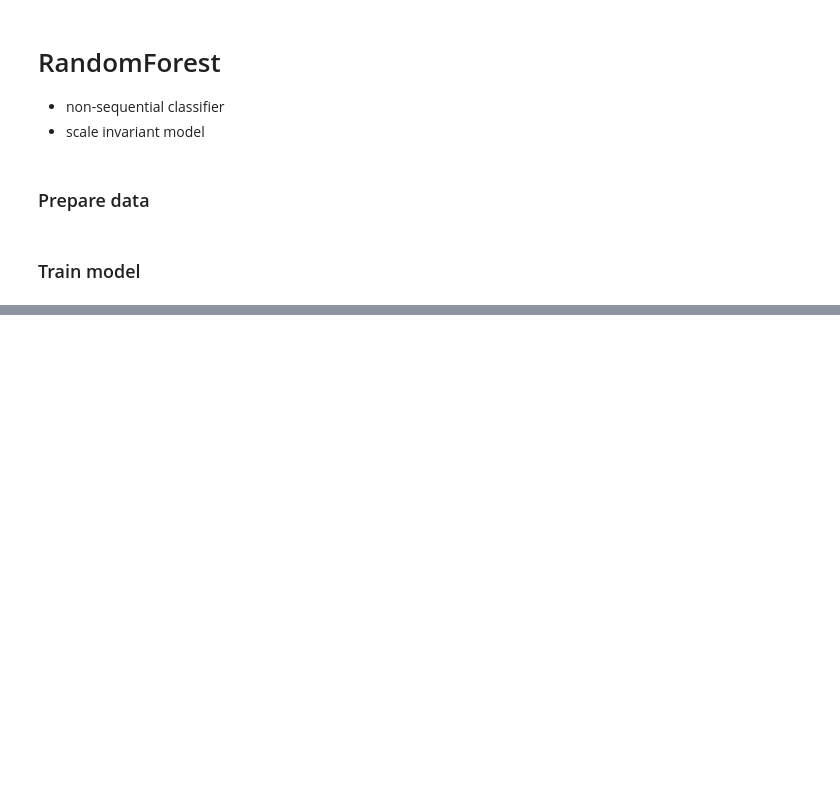
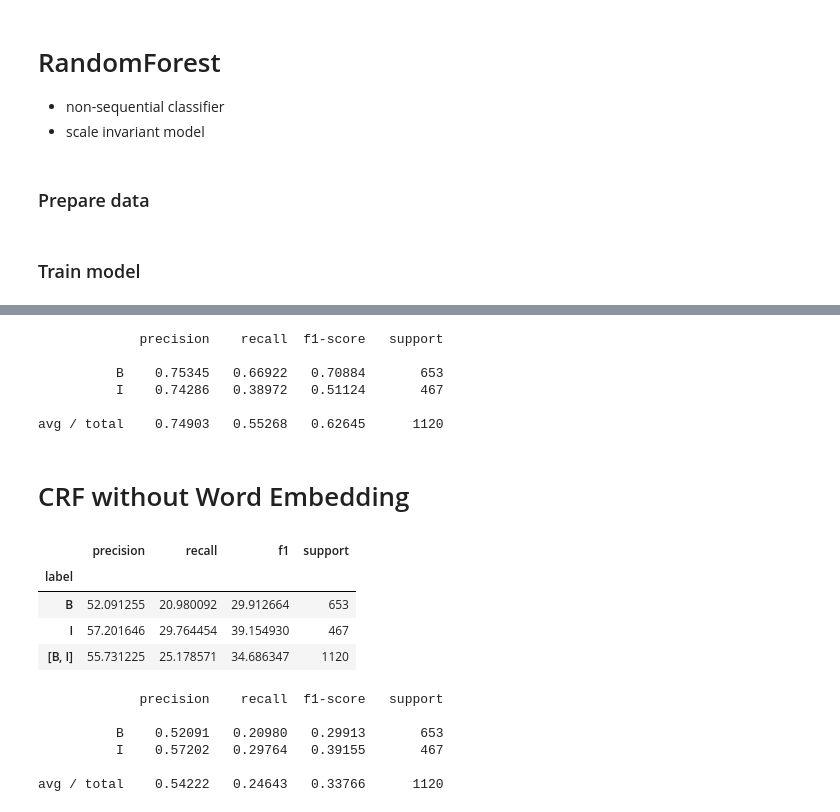
Before and after one commit to phiradet/aspect_term_extraction, a Jupyter notebook: Prediction.ipynb, the cells around one changed output, grey strips where cells are left out. Drawn from its saved outputs; the diff is of its cells as text; code cells hidden in the pictures; blank space fills up the shorter version.

```diff
--- a/Prediction.ipynb
+++ b/Prediction.ipynb
@@ -350,0 +368,44 @@ for feature_name, importance in RF_feature_importances:
+# %%
+print(metrics.flat_classification_report(
+    y_test, y_pred_RF, labels=["B", "I"], digits=5
+))
+# %% [output]
+             precision    recall  f1-score   support
+
+          B    0.75345   0.66922   0.70884       653
+          I    0.74286   0.38972   0.51124       467
+
+avg / total    0.74903   0.55268   0.62645      1120
+# %% [markdown]
+# CRF without Word Embedding
+# %%
+X_train_no_embedding = [sent_to_features(s, no_embedding=True) for s in train_sents]
+# %%
+crf_no_embedding = sklearn_crfsuite.CRF(
+    algorithm='lbfgs',
+    c1=0.1,
+    c2=0.1,
+    max_iterations=100,
+    all_possible_transitions=True,
+    min_freq=10
+)
+crf_no_embedding.fit(X_train_no_embedding, y_train)
+y_pred_no_embedding = crf_no_embedding.predict(X_test)
+get_result(y_test=y_test, y_pred=y_pred_no_embedding, target_labels=["B", "I"])
+# %% [output]
+|  | precision | recall | f1 | support |
+| label |  |  |  |  |
+| B | 52.091255 | 20.980092 | 29.912664 | 653 |
+| I | 57.201646 | 29.764454 | 39.154930 | 467 |
+| [B, I] | 55.731225 | 25.178571 | 34.686347 | 1120 |
+# %%
+print(metrics.flat_classification_report(
+    y_test, y_pred_no_embedding, labels=["B", "I"], digits=5
+))
+# %% [output]
+             precision    recall  f1-score   support
+
+          B    0.52091   0.20980   0.29913       653
+          I    0.57202   0.29764   0.39155       467
+
+avg / total    0.54222   0.24643   0.33766      1120
```
Also changed, not shown: parts of 20 cells of this notebook.
